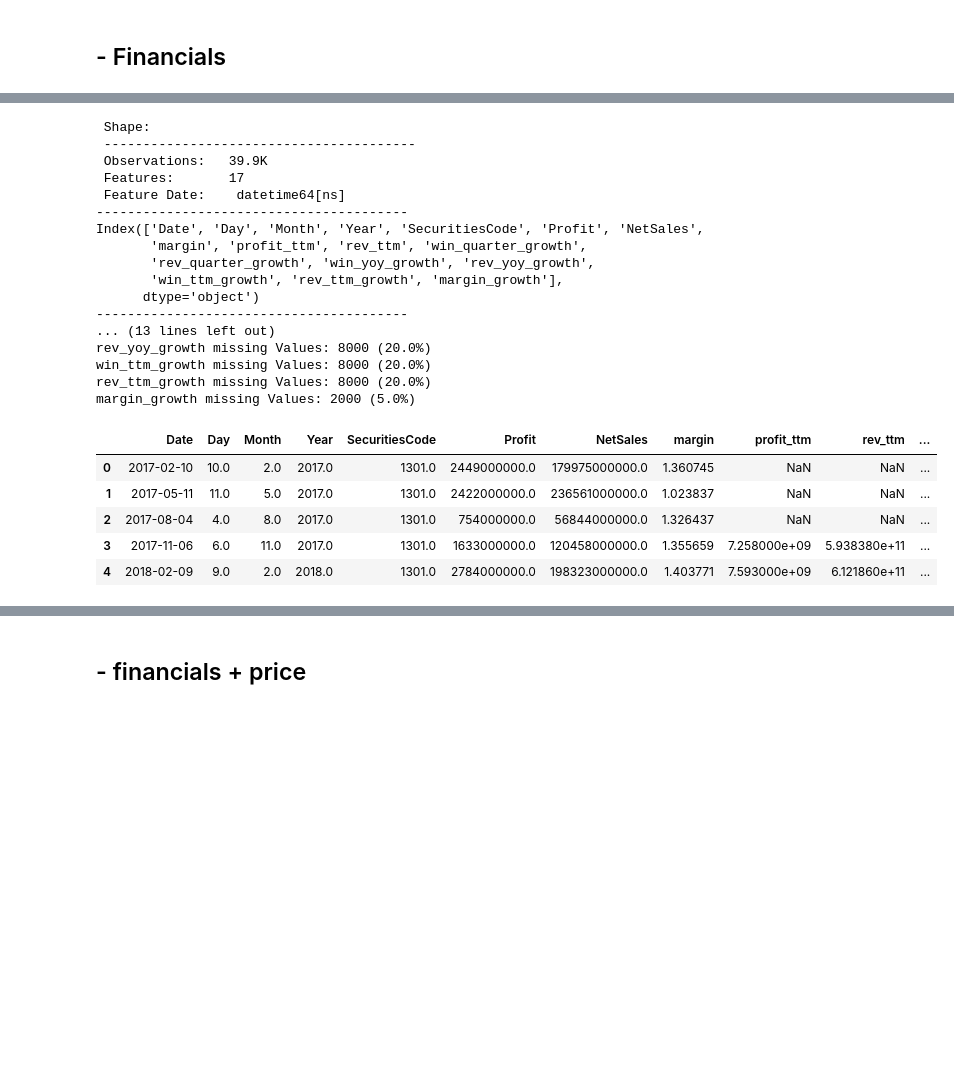
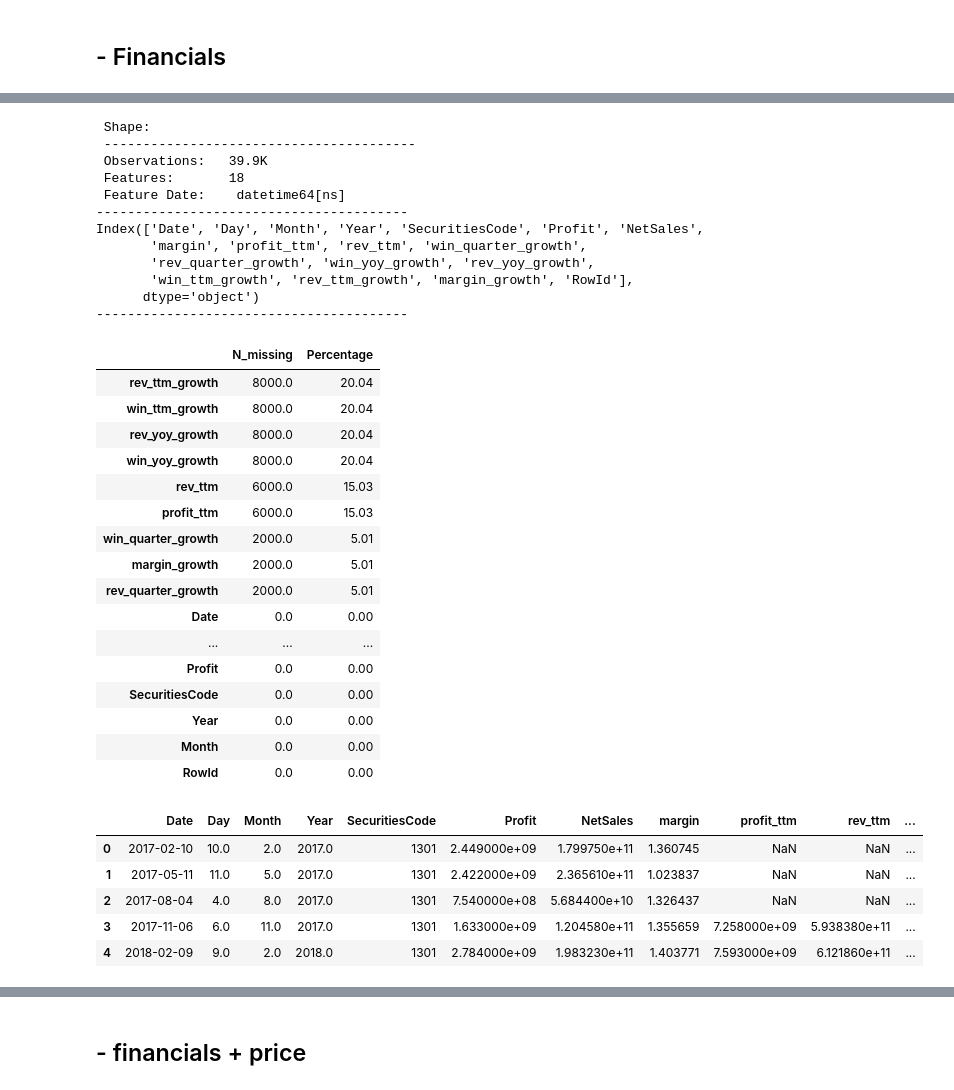
Before and after one commit to valentina-bec/tokyo-stock-exchange, a Jupyter notebook: preprocessing.ipynb, the cells around one changed output, grey strips where cells are left out. Drawn from its saved outputs; the diff is of its cells as text; code cells hidden in the pictures; blank space fills up the shorter version.

```diff
--- a/preprocessing.ipynb
+++ b/preprocessing.ipynb
@@ -2,0 +29,10 @@
+# %%
+# helper function
+def save_and_load(df):
+    df_name = name =[x for x in globals() if globals()[x] is df][0]
+    name = 'data/curr_' + df_name + '.csv'
+    df.to_csv(name)
+    del df
+    return pd.read_csv(name, parse_dates=['Date'], index_col=[0] )
+# %%
+prices, financial = data_selection(False)
@@ -194,5 +220,5 @@ Index(['RowId', 'Date', 'SecuritiesCode', 'AdjustmentFactor',
 # %%
 #from feature_engineering import fill_finances
 
-financial = financial = pd.read_csv('data/train_files/financials.csv',parse_dates=['Date'])
-financial.head(2)
+#financial = financial = pd.read_csv('data/train_files/financials.csv',parse_dates=['Date'])
+#financial.head(2)
@@ -206,11 +275,14 @@ from feature_engineering import fill_finances_knn
 
 
 
-filled_finances = fill_finances_knn(financial, prices)
-filled_finances.to_csv('data/curr_filled_finances.csv')
-print_shape(filled_finances)
-filled_finances.head()
-del filled_finances
+filled_financial = fill_finances_knn(financial, prices)
+#filled_financial.to_csv('data/curr_filled_finances.csv')
+
+filled_financial = save_and_load(filled_financial)
+
+print_shape(filled_financial, MISSINGVALUES)
+filled_financial.head(2)
+#del filled_finances
 # %% [output]
  Shape:
  ----------------------------------------
@@ -249,32 +309,46 @@ NetSales missing Values: 0 (0.0%)
 # %%
 from feature_engineering import new_features_financial
 
-filled_financial_features = new_features_financial(filled_finances)
-filled_financial_features.to_csv('data/curr_filled_financial_features.csv')
+filled_financial_features = new_features_financial(filled_financial)
+
+#filled_financial_features.to_csv('data/curr_filled_financial_features.csv')
+filled_financial_features = save_and_load(filled_financial_features)
 print_shape(filled_financial_features)
 filled_financial_features.head()
 # %% [output]
  Shape:
  ----------------------------------------
  Observations:   39.9K
- Features:       17
+ Features:       18
  Feature Date:    datetime64[ns]
 ----------------------------------------
 Index(['Date', 'Day', 'Month', 'Year', 'SecuritiesCode', 'Profit', 'NetSales',
        'margin', 'profit_ttm', 'rev_ttm', 'win_quarter_growth',
        'rev_quarter_growth', 'win_yoy_growth', 'rev_yoy_growth',
-       'win_ttm_growth', 'rev_ttm_growth', 'margin_growth'],
+       'win_ttm_growth', 'rev_ttm_growth', 'margin_growth', 'RowId'],
       dtype='object')
 ----------------------------------------
-... (13 lines left out)
-rev_yoy_growth missing Values: 8000 (20.0%)
-win_ttm_growth missing Values: 8000 (20.0%)
-rev_ttm_growth missing Values: 8000 (20.0%)
-margin_growth missing Values: 2000 (5.0%)
-|  | Date | Day | Month | Year | SecuritiesCode | Profit | NetSales | margin | profit_ttm | rev_ttm | ... |
-| 0 | 2017-02-10 | 10.0 | 2.0 | 2017.0 | 1301.0 | 2449000000.0 | 179975000000.0 | 1.360745 | NaN | NaN | ... |
-| 1 | 2017-05-11 | 11.0 | 5.0 | 2017.0 | 1301.0 | 2422000000.0 | 236561000000.0 | 1.023837 | NaN | NaN | ... |
-| 2 | 2017-08-04 | 4.0 | 8.0 | 2017.0 | 1301.0 | 754000000.0 | 56844000000.0 | 1.326437 | NaN | NaN | ... |
-| 3 | 2017-11-06 | 6.0 | 11.0 | 2017.0 | 1301.0 | 1633000000.0 | 120458000000.0 | 1.355659 | 7.258000e+09 | 5.938380e+11 | ... |
-| 4 | 2018-02-09 | 9.0 | 2.0 | 2018.0 | 1301.0 | 2784000000.0 | 198323000000.0 | 1.403771 | 7.593000e+09 | 6.121860e+11 | ... |
+|  | N_missing | Percentage |
+| rev_ttm_growth | 8000.0 | 20.04 |
+| win_ttm_growth | 8000.0 | 20.04 |
+| rev_yoy_growth | 8000.0 | 20.04 |
+| win_yoy_growth | 8000.0 | 20.04 |
+| rev_ttm | 6000.0 | 15.03 |
+| profit_ttm | 6000.0 | 15.03 |
+| win_quarter_growth | 2000.0 | 5.01 |
+| margin_growth | 2000.0 | 5.01 |
+| rev_quarter_growth | 2000.0 | 5.01 |
+| Date | 0.0 | 0.00 |
+| ... | ... | ... |
+| Profit | 0.0 | 0.00 |
+| SecuritiesCode | 0.0 | 0.00 |
+| Year | 0.0 | 0.00 |
+| Month | 0.0 | 0.00 |
+| RowId | 0.0 | 0.00 |
+|  | Date | Day | Month | Year | SecuritiesCode | Profit | NetSales | margin | profit_ttm | rev_ttm | ... |
+| 0 | 2017-02-10 | 10.0 | 2.0 | 2017.0 | 1301 | 2.449000e+09 | 1.799750e+11 | 1.360745 | NaN | NaN | ... |
+| 1 | 2017-05-11 | 11.0 | 5.0 | 2017.0 | 1301 | 2.422000e+09 | 2.365610e+11 | 1.023837 | NaN | NaN | ... |
+| 2 | 2017-08-04 | 4.0 | 8.0 | 2017.0 | 1301 | 7.540000e+08 | 5.684400e+10 | 1.326437 | NaN | NaN | ... |
+| 3 | 2017-11-06 | 6.0 | 11.0 | 2017.0 | 1301 | 1.633000e+09 | 1.204580e+11 | 1.355659 | 7.258000e+09 | 5.938380e+11 | ... |
+| 4 | 2018-02-09 | 9.0 | 2.0 | 2018.0 | 1301 | 2.784000e+09 | 1.983230e+11 | 1.403771 | 7.593000e+09 | 6.121860e+11 | ... |
 # %%
```
Also changed, not shown: parts of 37 cells of this notebook, 1 other file.
